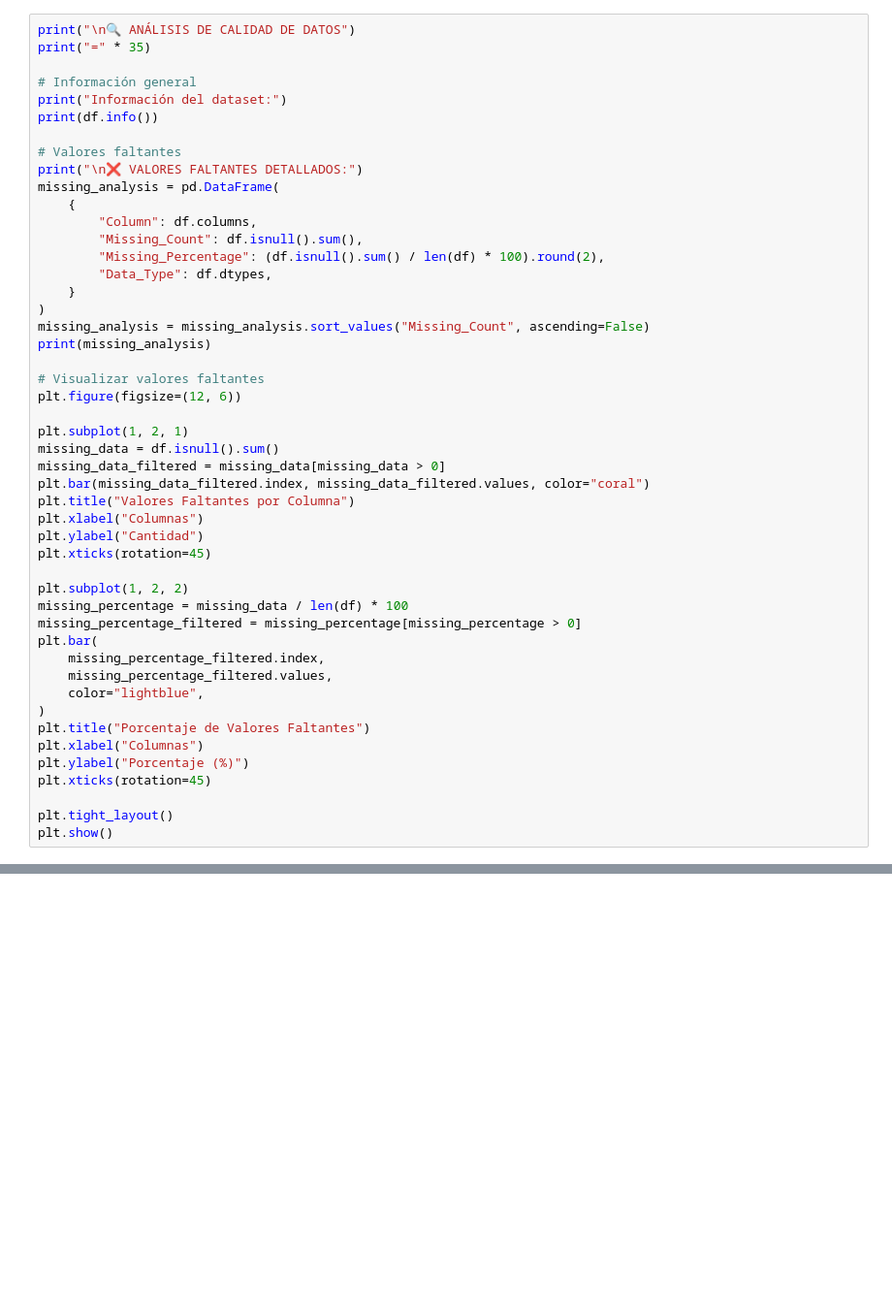
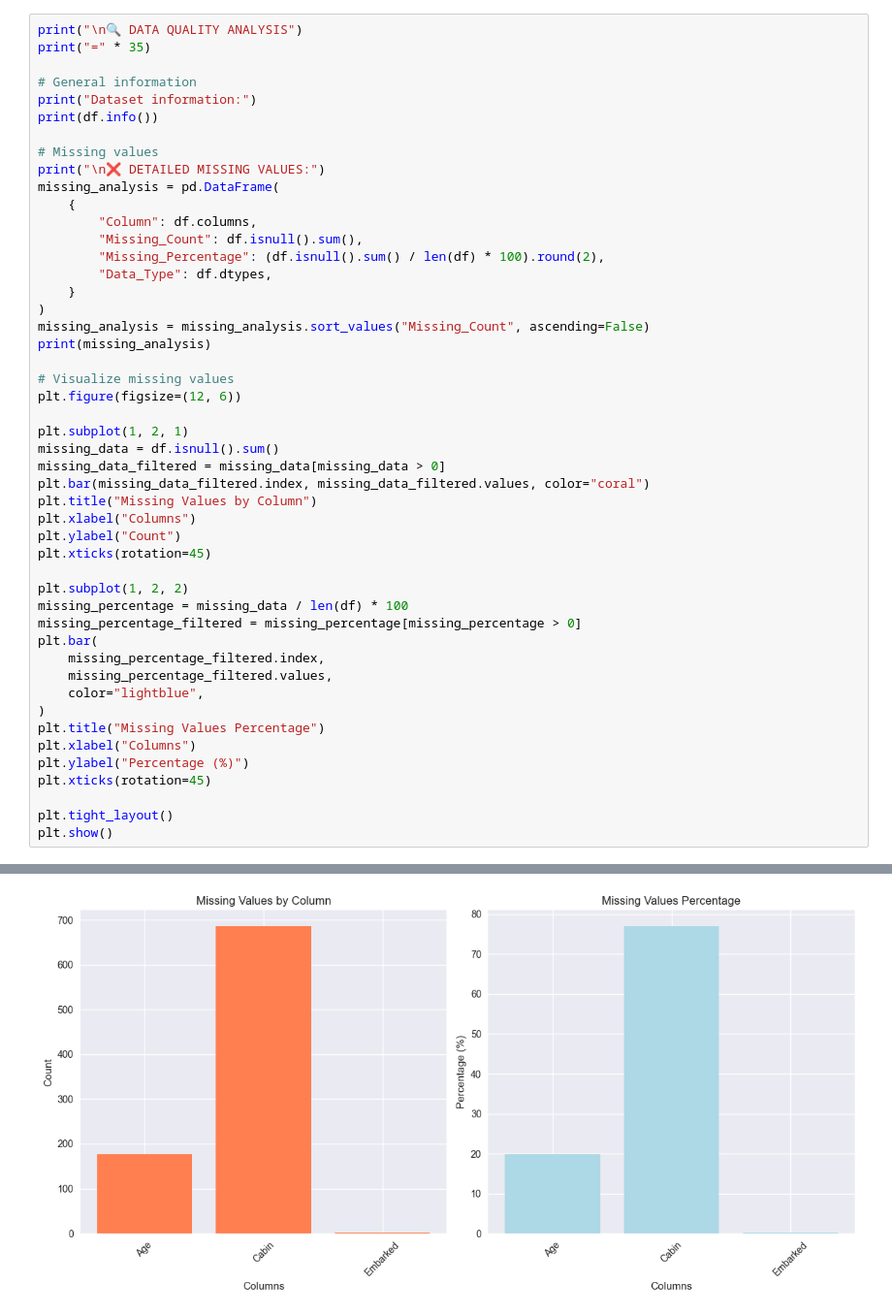
Before and after one commit to YahwthaniMG/SG1_Team3_ML, a Jupyter notebook: notebooks/02_data_cleaning.ipynb, the cells around one changed output, grey strips where cells are left out. Shown at 97% size. Drawn from its saved outputs; the diff is of its cells as text; blank space fills up the shorter version.

```diff
--- a/notebooks/02_data_cleaning.ipynb
+++ b/notebooks/02_data_cleaning.ipynb
@@ -50,13 +58,13 @@ print("💾 Creando backup de datos originales...")
 # %%
-print("\n🔍 ANÁLISIS DE CALIDAD DE DATOS")
+print("\n🔍 DATA QUALITY ANALYSIS")
 print("=" * 35)
 
-# Información general
-print("Información del dataset:")
+# General information
+print("Dataset information:")
 print(df.info())
 
-# Valores faltantes
-print("\n❌ VALORES FALTANTES DETALLADOS:")
+# Missing values
+print("\n❌ DETAILED MISSING VALUES:")
 missing_analysis = pd.DataFrame(
     {
         "Column": df.columns,
@@ -68,16 +76,16 @@ missing_analysis = pd.DataFrame(
 missing_analysis = missing_analysis.sort_values("Missing_Count", ascending=False)
 print(missing_analysis)
 
-# Visualizar valores faltantes
+# Visualize missing values
 plt.figure(figsize=(12, 6))
 
 plt.subplot(1, 2, 1)
 missing_data = df.isnull().sum()
 missing_data_filtered = missing_data[missing_data > 0]
 plt.bar(missing_data_filtered.index, missing_data_filtered.values, color="coral")
-plt.title("Valores Faltantes por Columna")
-plt.xlabel("Columnas")
-plt.ylabel("Cantidad")
+plt.title("Missing Values by Column")
+plt.xlabel("Columns")
+plt.ylabel("Count")
 plt.xticks(rotation=45)
 
 plt.subplot(1, 2, 2)
@@ -88,10 +96,11 @@ plt.bar(
     missing_percentage_filtered.values,
     color="lightblue",
 )
-plt.title("Porcentaje de Valores Faltantes")
-plt.xlabel("Columnas")
-plt.ylabel("Porcentaje (%)")
+plt.title("Missing Values Percentage")
+plt.xlabel("Columns")
+plt.ylabel("Percentage (%)")
 plt.xticks(rotation=45)
 
 plt.tight_layout()
 plt.show()
+# %% [output]
@@ -98 +124,2 @@ plt.show()
+[figure, added]
 # %% [markdown]
```
Also changed, not shown: parts of 30 cells of this notebook, 3 other files.
